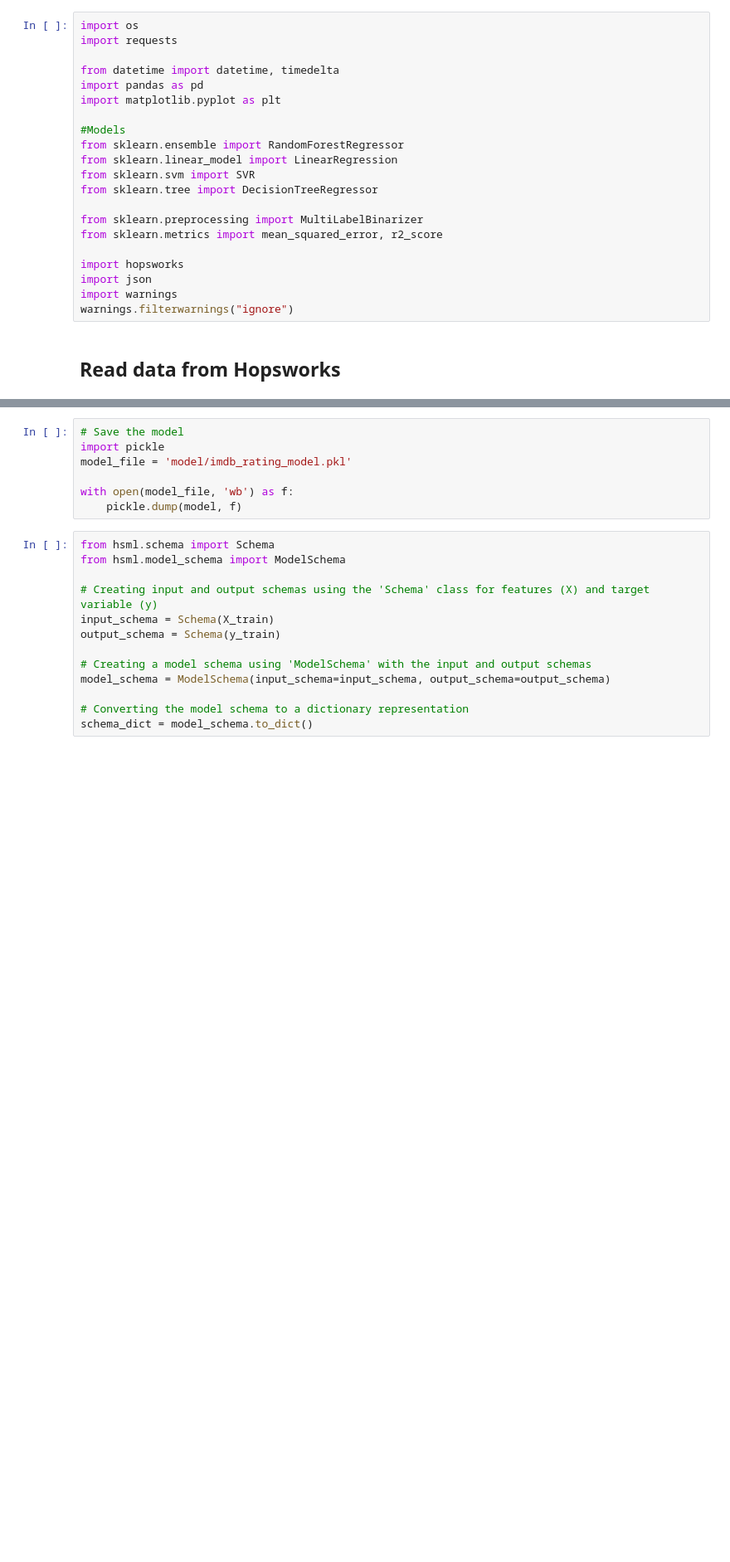
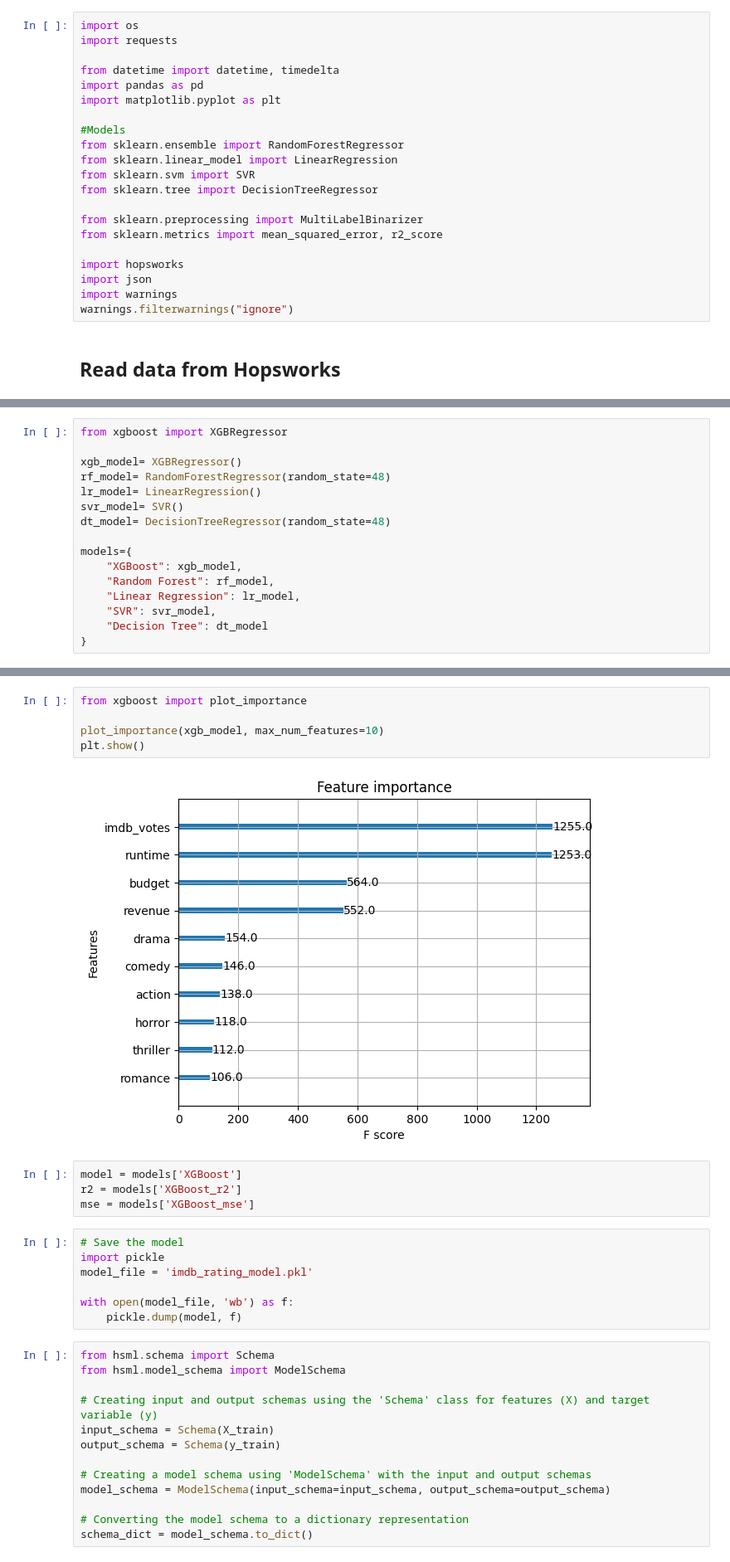
Before and after one commit to MartinEBravo/movie-rating-predictor-service, a Jupyter notebook: 3_training_pipeline.ipynb, the cells around one changed output, grey strips where cells are left out. Shown at 83% size. Saved outputs shown, nothing was run; the diff lists cells and outputs as text; blank space fills up the shorter version.

```diff
--- a/3_training_pipeline.ipynb
+++ b/3_training_pipeline.ipynb
@@ -113,0 +120,16 @@ R^2: 0.41908811563072845
+# %%
+from xgboost import XGBRegressor
+
+xgb_model= XGBRegressor()
+rf_model= RandomForestRegressor(random_state=48)
+lr_model= LinearRegression()
+svr_model= SVR()
+dt_model= DecisionTreeRegressor(random_state=48)
+
+models={
+    "XGBoost": xgb_model,
+    "Random Forest": rf_model,
+    "Linear Regression": lr_model,
+    "SVR": svr_model,
+    "Decision Tree": dt_model
+}
@@ -114,7 +215,18 @@ R^2: 0.41908811563072845
+# %%
+from xgboost import plot_importance
+
+plot_importance(xgb_model, max_num_features=10)
+plt.show()
+# %% [output]
+[figure, added]
+# %%
+model = models['XGBoost']
+r2 = models['XGBoost_r2']
+mse = models['XGBoost_mse']
 # %%
 # Save the model
 import pickle
-model_file = 'model/imdb_rating_model.pkl'
+model_file = 'imdb_rating_model.pkl'
 
 with open(model_file, 'wb') as f:
     pickle.dump(model, f)
```
Also changed, not shown: parts of 16 cells of this notebook, 5 other files.
